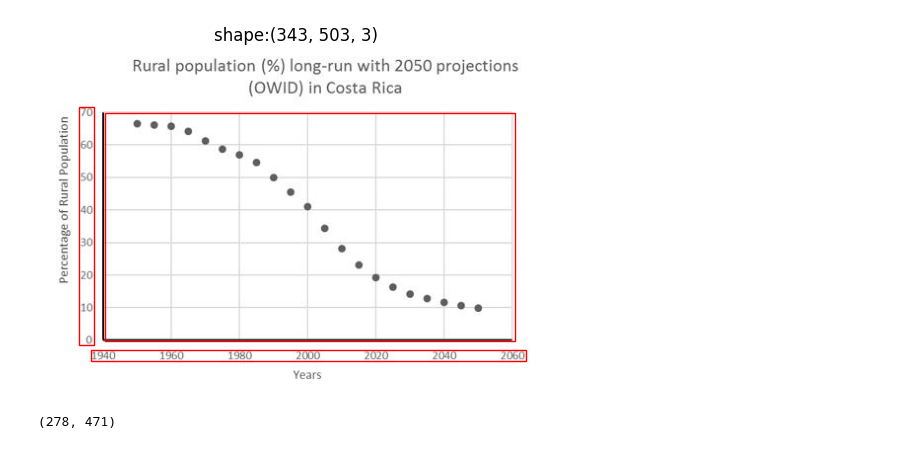
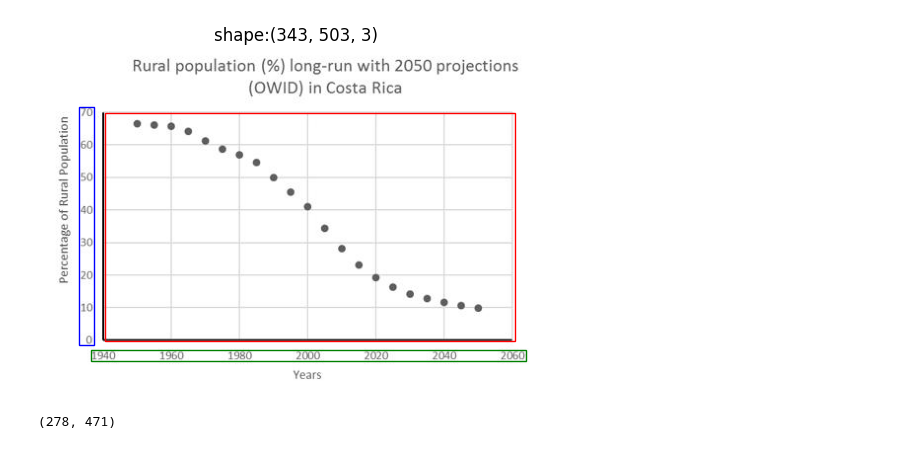
Before and after one commit to jaume-ferrarons/kaggle_benetech, a Jupyter notebook: notebooks/02_keypoint_prediction.ipynb, the cells around one changed output. Saved outputs shown, nothing was run; the diff lists cells and outputs as text; code cells hidden in the pictures.

```diff
--- a/notebooks/02_keypoint_prediction.ipynb
+++ b/notebooks/02_keypoint_prediction.ipynb
@@ -56,23 +56,23 @@ annotations['key_points'] = annotations.apply(get_key_points, 1)
 # %%
 from matplotlib.patches import Rectangle
 
 def plot_key_points(image, key_points):
     kp = key_points
     plt.imshow(image)
     plt.axis(False)
-    for i in [0, 4, 8]:
-        plt.gca().add_patch(Rectangle((kp[0+i], kp[1+i]), kp[2+i] - kp[0+i], kp[3+i] - kp[1+i], facecolor="none", ec='r', lw=1))
+    for i, c in zip([0, 4, 8], ['r', 'g', 'b']):
+        plt.gca().add_patch(Rectangle((kp[0+i], kp[1+i]), kp[2+i] - kp[0+i], kp[3+i] - kp[1+i], facecolor="none", ec=c, lw=1))
     plt.title(f"shape:{image.shape}")
     plt.show()
 
 def plot_key_points_from_file(image_path, key_points):
     image = skimage.io.imread(IMAGE_PREFIX + image_path)
     return plot_key_points(image, key_points)
 
 for i in range(1):
     plot_key_points_from_file(annotations.iloc[i].image, annotations.iloc[i].key_points)
 # %% [output]
-[figure, old version]
+[figure, new version]
 # %%
 IMAGE_SIZE = (128, 128)
 
```
Also changed, not shown: parts of 6 cells of this notebook, 4 other files.
